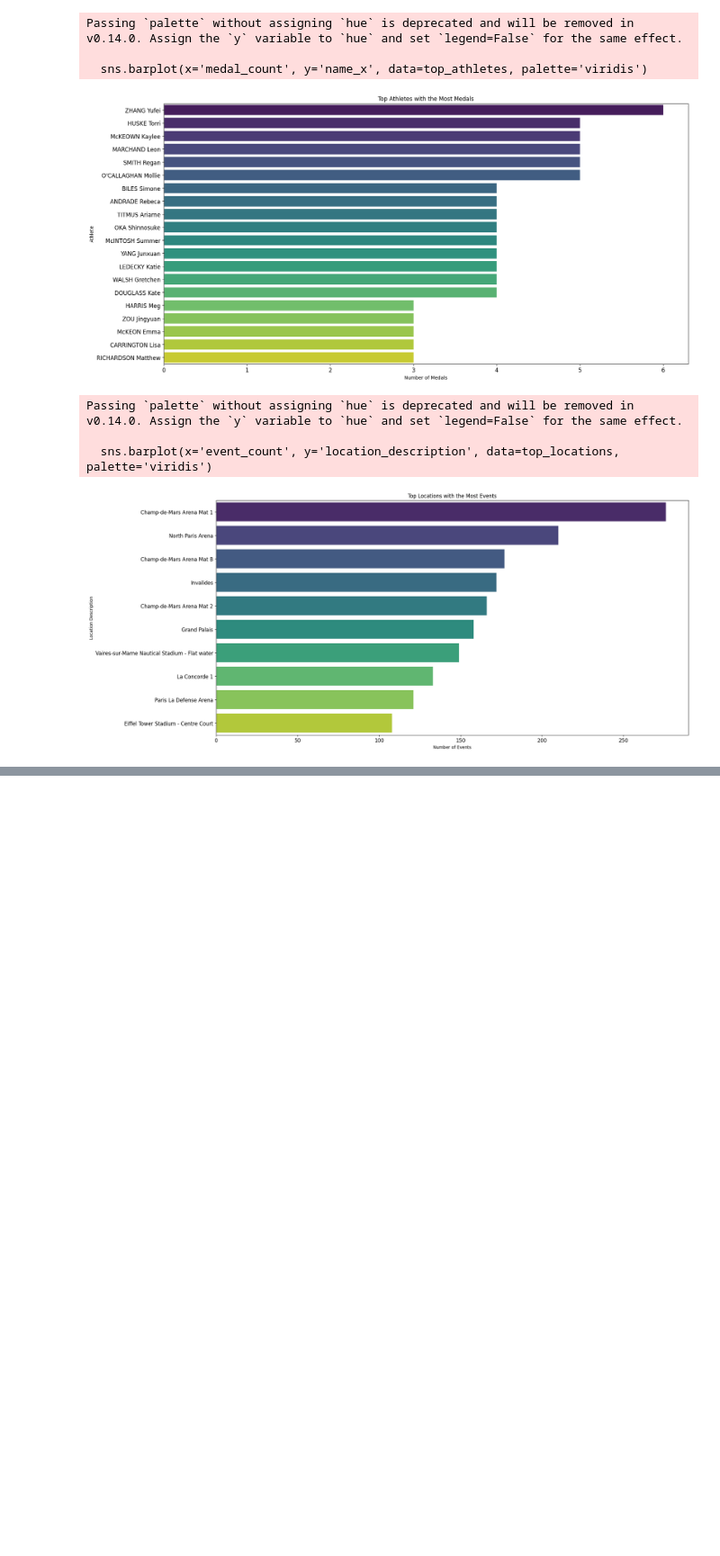
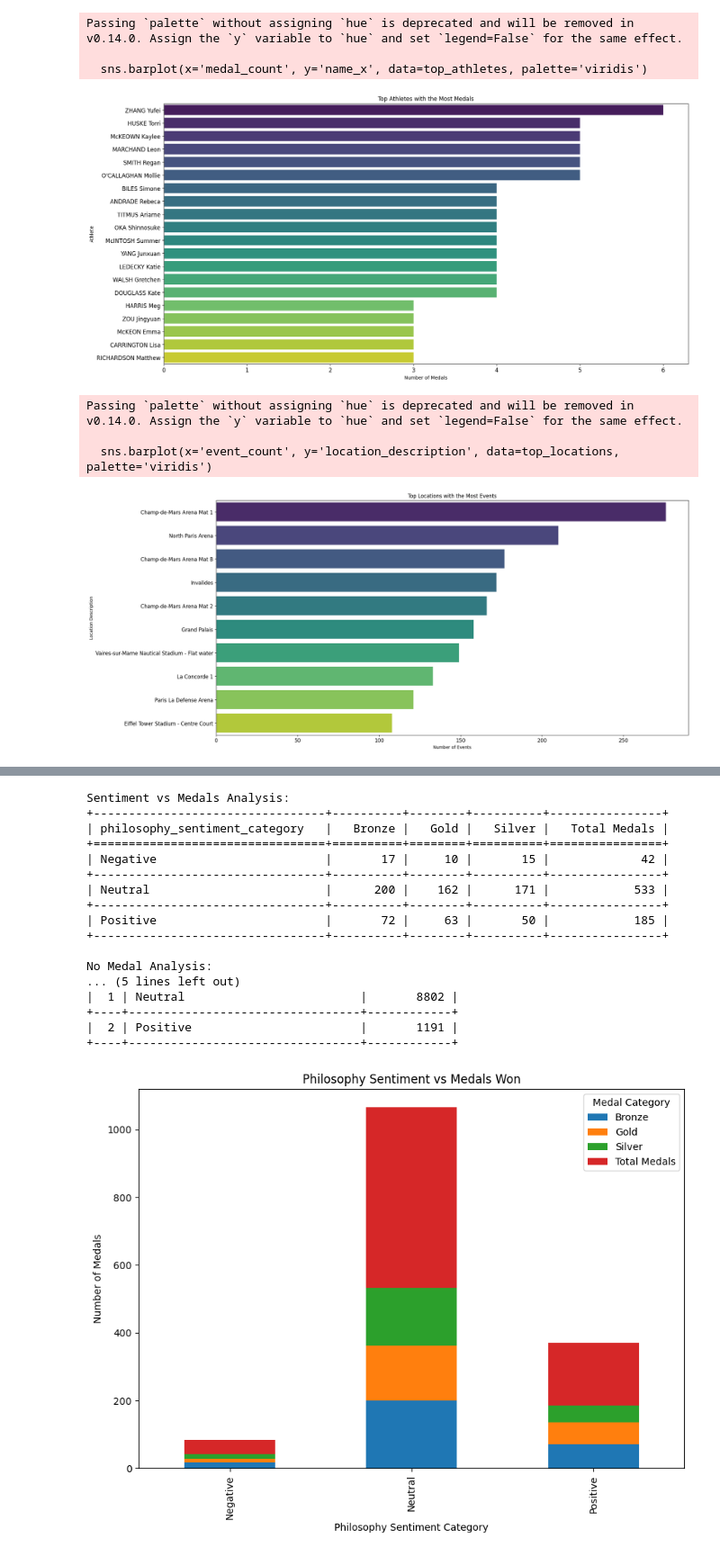
Before and after one commit to realshubhamraut/olympics2024-analysis, a Jupyter notebook: analysis.ipynb, the cells around one changed output, grey strips where cells are left out. Shown at 90% size. Cells and saved outputs as stored; diff of their text form; code cells hidden in the pictures; blank space fills up the shorter version.

Commit message:
project updated with new features

```diff
--- a/analysis.ipynb
+++ b/analysis.ipynb
@@ -395,0 +488,19 @@ print(tabulate(medals_table, headers='keys', tablefmt='psql'))
+# %%
+# Define the paths to the CSV files
+athletes_file_path = '/Users/proxim/PROXIM/PROJECTS/olympics2024-analysis/data/CSV_files/general/athletes.csv'
+medals_file_path = '/Users/proxim/PROXIM/PROJECTS/olympics2024-analysis/data/CSV_files/general/medals.csv'
+
+# Load CSV files into DataFrames
+athletes_df = pd.read_csv(athletes_file_path)
+medals_df = pd.read_csv(medals_file_path)
+
+# Ensure 'code' column is of the same type in both DataFrames
+athletes_df['code'] = athletes_df['code'].astype(str)
+medals_df['code'] = medals_df['code'].astype(str)
+
+# Merge data on 'code' column
+merged_df = pd.merge(athletes_df, medals_df, on='code', how='left', suffixes=('_athlete', '_medal'))
+
+# Display the first few rows of the merged DataFrame
+print("Merged DataFrame:")
+print(merged_df.head())
@@ -395,0 +567,57 @@ print(tabulate(medals_table, headers='keys', tablefmt='psql'))
+# %%
+# Function to categorize medals
+def categorize_medal(medal_type):
+    if medal_type == 'Gold Medal':
+        return 'Gold'
+    elif medal_type == 'Silver Medal':
+        return 'Silver'
+    elif medal_type == 'Bronze Medal':
+        return 'Bronze'
+    else:
+        return 'No Medal'
+
+merged_df['medal_category'] = merged_df['medal_type'].apply(categorize_medal)
+
+# Group by sentiment category and medal category
+sentiment_medal_analysis = merged_df.groupby(['philosophy_sentiment_category', 'medal_category']).size().unstack(fill_value=0)
+
+# Add a total medal count column
+sentiment_medal_analysis['Total Medals'] = sentiment_medal_analysis[['Gold', 'Silver', 'Bronze']].sum(axis=1)
+
+# Separate "No Medal" category
+no_medal_analysis = sentiment_medal_analysis['No Medal']
+medal_analysis = sentiment_medal_analysis.drop(columns=['No Medal'])
+
+# Display the analysis in table format using tabulate
+print("Sentiment vs Medals Analysis:")
+print(tabulate(medal_analysis, headers='keys', tablefmt='grid'))
+
+print("\nNo Medal Analysis:")
+print(tabulate(no_medal_analysis.reset_index(), headers=['Philosophy Sentiment Category', 'No Medal'], tablefmt='grid'))
+
+# Plot the analysis
+medal_analysis.plot(kind='bar', stacked=True, figsize=(10, 7))
+plt.xlabel('Philosophy Sentiment Category')
+plt.ylabel('Number of Medals')
+plt.title('Philosophy Sentiment vs Medals Won')
+plt.legend(title='Medal Category')
+plt.show()
+# %% [output]
+Sentiment vs Medals Analysis:
++---------------------------------+----------+--------+----------+----------------+
+| philosophy_sentiment_category   |   Bronze |   Gold |   Silver |   Total Medals |
++=================================+==========+========+==========+================+
+| Negative                        |       17 |     10 |       15 |             42 |
++---------------------------------+----------+--------+----------+----------------+
+| Neutral                         |      200 |    162 |      171 |            533 |
++---------------------------------+----------+--------+----------+----------------+
+| Positive                        |       72 |     63 |       50 |            185 |
++---------------------------------+----------+--------+----------+----------------+
+
+No Medal Analysis:
+... (5 lines left out)
+|  1 | Neutral                         |       8802 |
++----+---------------------------------+------------+
+|  2 | Positive                        |       1191 |
++----+---------------------------------+------------+
+[figure, added]
```
Also changed, not shown: parts of 14 cells of this notebook, 8 other files.
